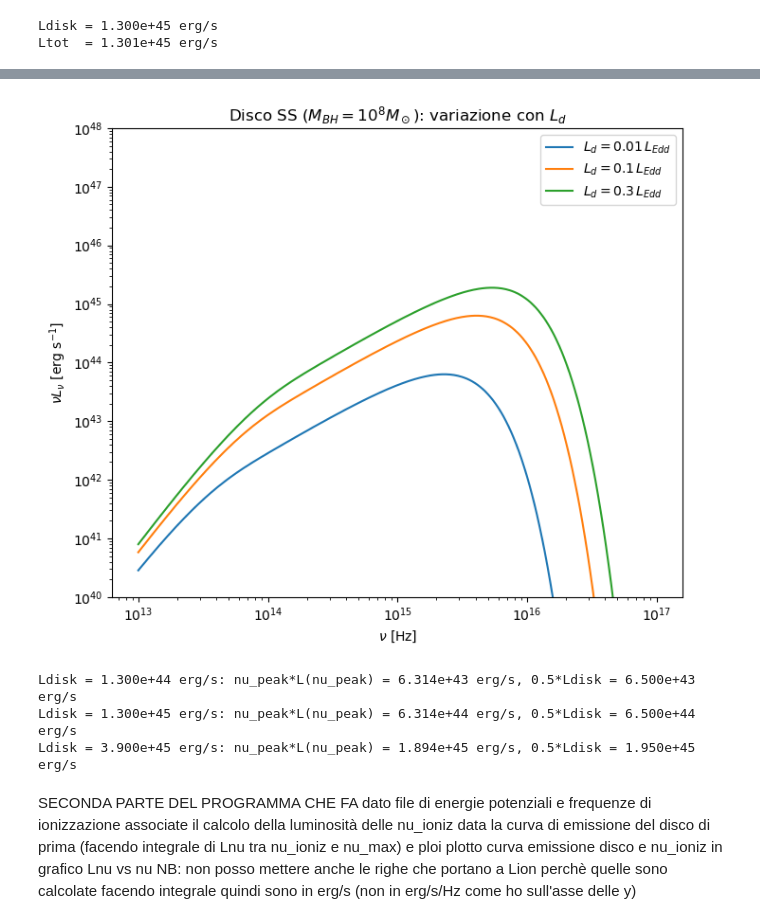
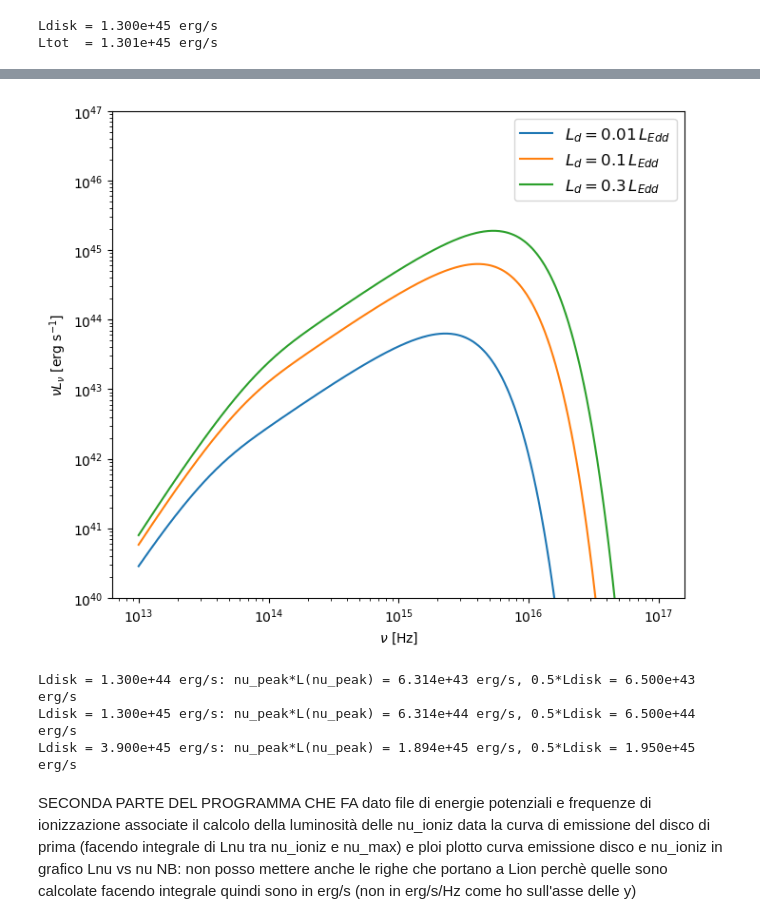
Before and after one commit to maddaba/Programmi_per_tesi, a Jupyter notebook: disco_SS.ipynb, the cells around one changed output, grey strips where cells are left out. Drawn from its saved outputs; the diff is of its cells as text; code cells hidden in the pictures.

```diff
--- a/disco_SS.ipynb
+++ b/disco_SS.ipynb
@@ -199,37 +199,36 @@ def nuLnu_disk_for_Mdot(MBH, R, nu, Mdot, Rin):
         Bnu[:, j] = (2*h*nu**3 / c**2) / (np.exp(x) - 1.0)
 
     I_nu = np.trapezoid(R[None, :] * Bnu, R, axis=1)
     Lnu = 4*np.pi**2 * I_nu
     return nu * Lnu
 
 plt.figure(figsize=(7,6))
 # calcolo nu*L(nu) per ogni fattore di luminosità e plotto sullo stesso grafico
 for fEdd in f_list:
     Ldisk = fEdd * Ledd
     Mdot = Ldisk / (eta * c**2)
     nuLnu = nuLnu_disk_for_Mdot(MBH, R, nu, Mdot, Rin)
     plt.loglog(nu, nuLnu, label=fr'$L_d={fEdd:g}\,L_{{Edd}}$')
 
 plt.xlabel(r'$\nu$ [Hz]')
 plt.ylabel(r'$\nu L_\nu$ [erg s$^{-1}$]')
-plt.ylim(1e40, 1e48)
-plt.title(r'Disco SS ($M_{BH}=10^8 M_\odot$): variazione con $L_d$')
-plt.legend()
+plt.ylim(1e40, 1e47)
+plt.legend(fontsize=12)
 plt.tight_layout()
 plt.show()
 
 #calcolo di nu_peak*L(nu_peak) per ogni luminosità e confronto con 0.5*Ldisk
 for fEdd in f_list:
     Ldisk = fEdd * Ledd
     Mdot = Ldisk / (eta * c**2)
     nuLnu = nuLnu_disk_for_Mdot(MBH, R, nu, Mdot, Rin)
     i_peak = np.argmax(nuLnu)
     nu_peak = nu[i_peak]
     Lnu_peak = nuLnu[i_peak] / nu_peak  # ricavo L(nu) a nu_peak da nu*L(nu)
     nuLnu_peak = nu_peak * Lnu_peak
     print(f"Ldisk = {Ldisk:.3e} erg/s: nu_peak*L(nu_peak) = {nuLnu_peak:.3e} erg/s, 0.5*Ldisk = {0.5*Ldisk:.3e} erg/s")
 # %% [output]
-[figure, old version]
+[figure, new version]
 Ldisk = 1.300e+44 erg/s: nu_peak*L(nu_peak) = 6.314e+43 erg/s, 0.5*Ldisk = 6.500e+43 erg/s
 Ldisk = 1.300e+45 erg/s: nu_peak*L(nu_peak) = 6.314e+44 erg/s, 0.5*Ldisk = 6.500e+44 erg/s
 Ldisk = 3.900e+45 erg/s: nu_peak*L(nu_peak) = 1.894e+45 erg/s, 0.5*Ldisk = 1.950e+45 erg/s
```
Also changed, not shown: parts of 3 cells of this notebook, 20 other files.
